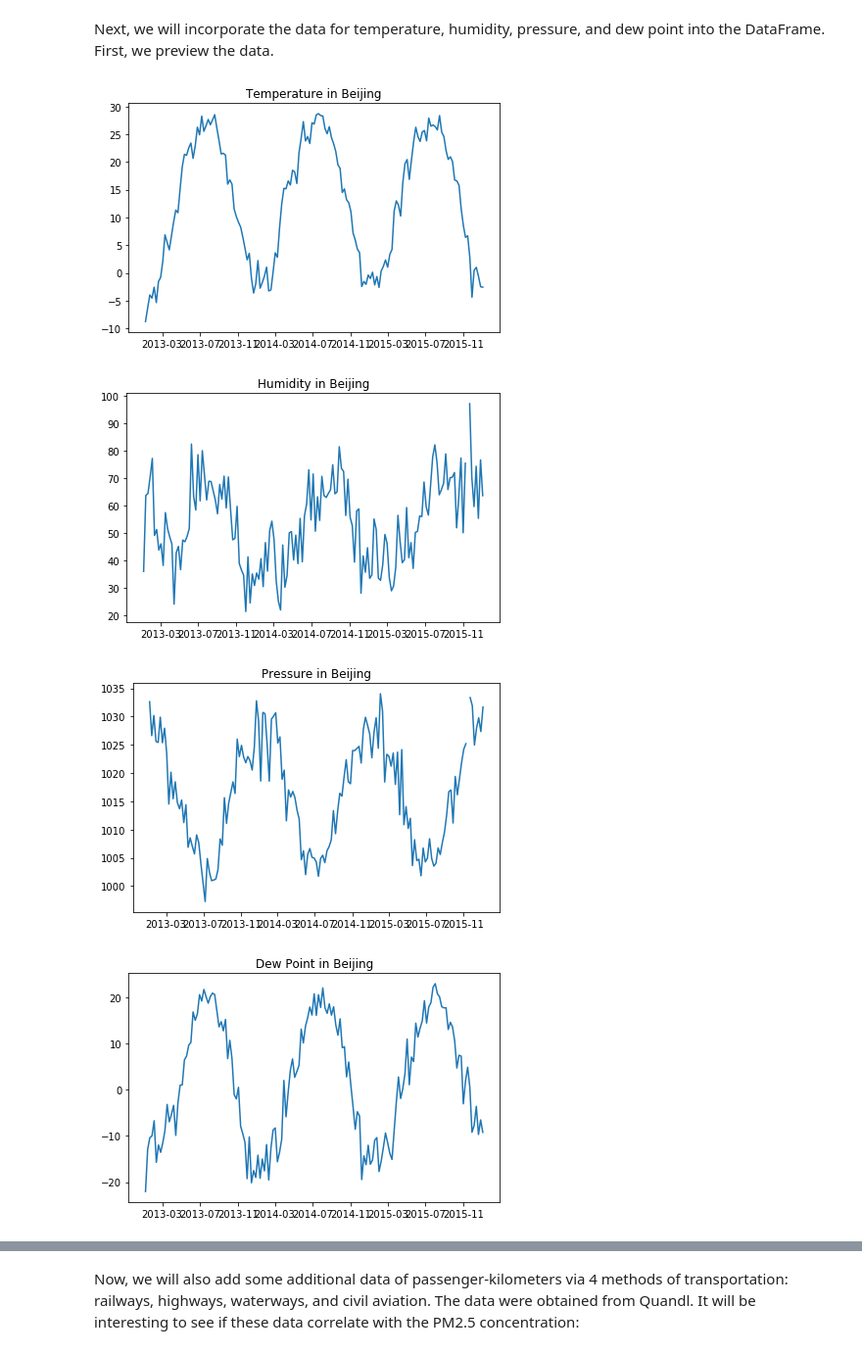
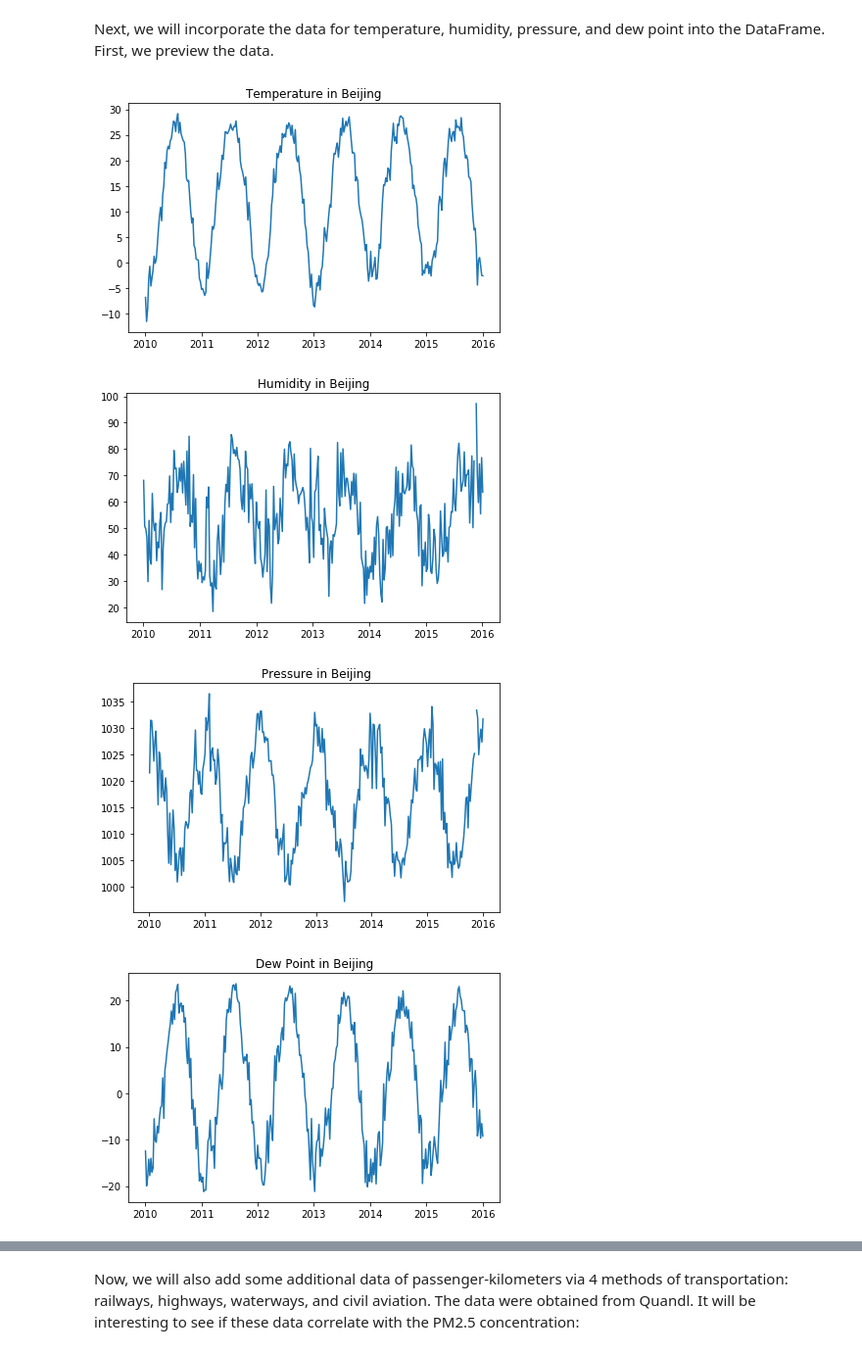
Before and after one commit to kevinlimk/BeijingPM2.5, a Jupyter notebook: ChinaPM25.ipynb, the cells around one changed output, grey strips where cells are left out. Shown at 98% size. Drawn from its saved outputs; the diff is of its cells as text; code cells hidden in the pictures.

```diff
--- a/ChinaPM25.ipynb
+++ b/ChinaPM25.ipynb
@@ -387,25 +368,30 @@ Next, we will incorporate the data for temperature, humidity, pressure, and dew
 # %%
 plt.figure()
 title('Temperature in Beijing')
-plot(df_Beijing['TEMP']['2013':].resample('W').mean())
+plot(df_Beijing['TEMP'].resample('W').mean())
 plt.tight_layout()
 
 plt.figure()
 title('Humidity in Beijing')
-plot(df_Beijing['HUMI']['2013':].resample('W').mean())
+plot(df_Beijing['HUMI'].resample('W').mean())
 plt.tight_layout()
 
 plt.figure()
 title('Pressure in Beijing')
-plot(df_Beijing['PRES']['2013':].resample('W').mean())
+plot(df_Beijing['PRES'].resample('W').mean())
 plt.tight_layout()
 
 plt.figure()
 title('Dew Point in Beijing')
-plot(df_Beijing['DEWP']['2013':].resample('W').mean())
+plot(df_Beijing['DEWP'].resample('W').mean())
 plt.tight_layout()
+
+plt.figure()
+title('Precipitation in Beijing')
+plot(df_Beijing['precipitation']['2010':'2014'])
+plt.tight_layout()
 # %% [output]
-[figure, old version]
+[figure, new version]
-[figure, old version]
+[figure, new version]
-[figure, old version]
+[figure, new version]
-[figure, old version]
+[figure, new version]
```
Also changed, not shown: parts of 29 cells of this notebook.
